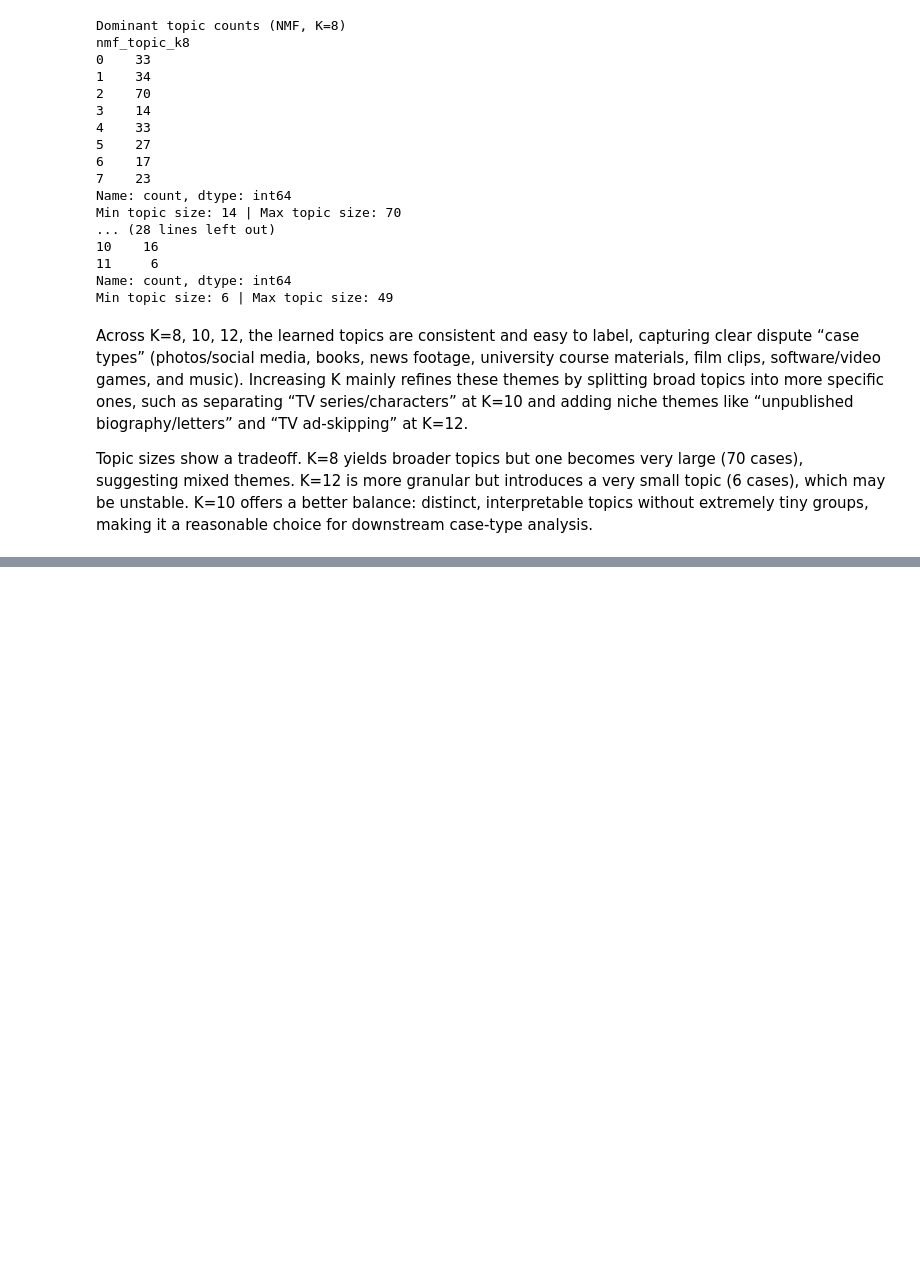
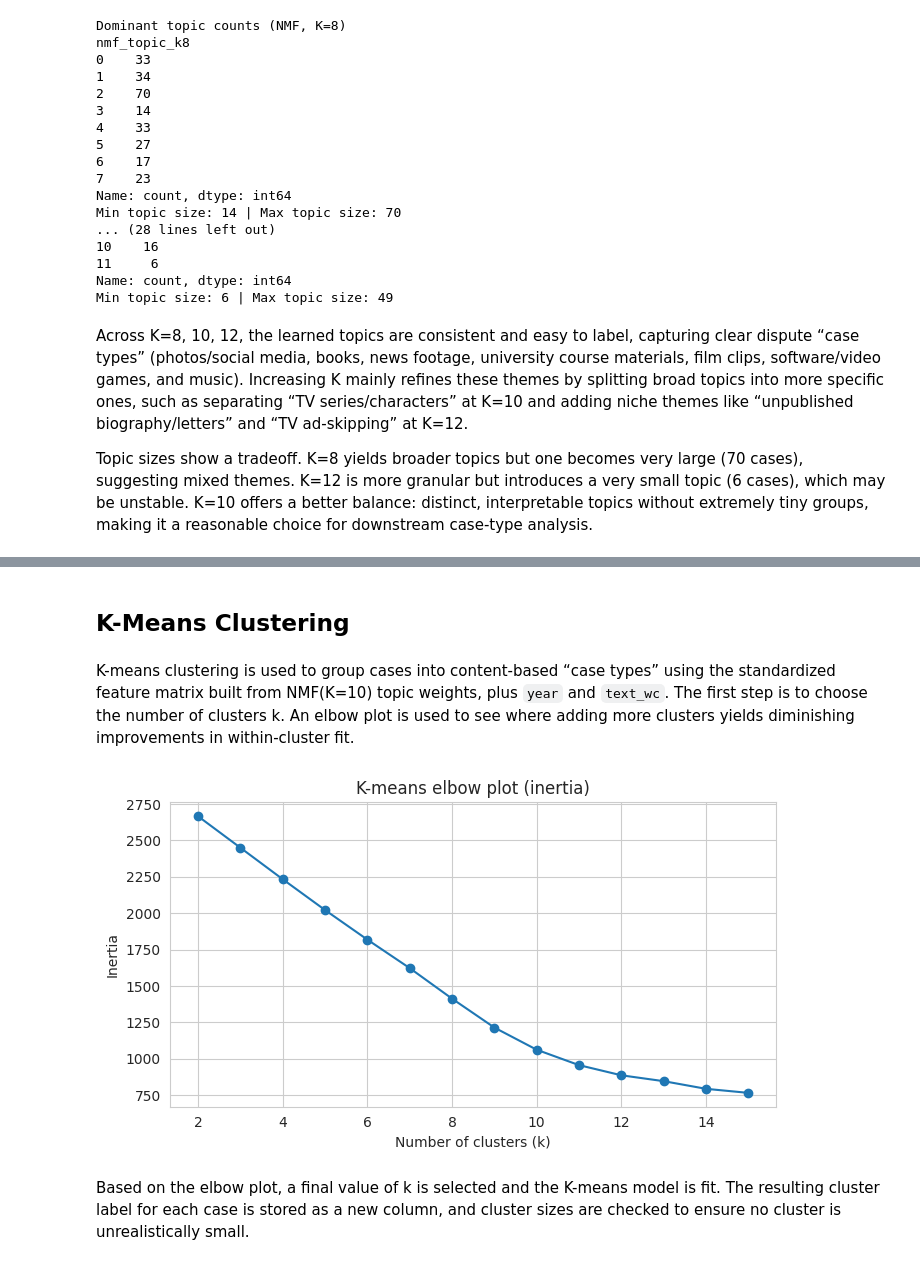
Before and after one commit to mqanaq/BA820-B1-Team13, a Jupyter notebook: MG/M2_Mohamad_Gong_Fair_Use_Data_Early_Analysis_and_Insights.ipynb, the cells around one changed output, grey strips where cells are left out. Cells and saved outputs as stored; diff of their text form; code cells hidden in the pictures; blank space fills up the shorter version.

```diff
--- a/MG/M2_Mohamad_Gong_Fair_Use_Data_Early_Analysis_and_Insights.ipynb
+++ b/MG/M2_Mohamad_Gong_Fair_Use_Data_Early_Analysis_and_Insights.ipynb
@@ -583,0 +596,20 @@ Topic sizes show a tradeoff. K=8 yields broader topics but one becomes very larg
+# %%
+from sklearn.preprocessing import StandardScaler
+
+# Use NMF topic weights from the selected model (K=10)
+W = nmf_results[10]["doc_topic"]  # shape: (n_cases, 10)
+
+# Fill missing year (keeps all rows) and extract text length
+year_filled = fair_use_findings["year"].astype("float").fillna(
+    fair_use_findings["year"].astype("float").median()
+).to_numpy()
+
+text_wc = fair_use_findings["text_wc"].to_numpy()
+
+# Build clustering feature matrix: [NMF weights + year + text length]
+X_cluster = np.column_stack([W, year_filled, text_wc])
+
+# Standardize features so year/text length don't dominate
+X_cluster = StandardScaler().fit_transform(X_cluster)
+
+print("X_cluster shape:", X_cluster.shape)
@@ -583,0 +632,26 @@ Topic sizes show a tradeoff. K=8 yields broader topics but one becomes very larg
+# %% [markdown]
+## K-Means Clustering
+# %% [markdown]
+K-means clustering is used to group cases into content-based “case types” using the standardized feature matrix built from NMF(K=10) topic weights, plus `year` and `text_wc`. The first step is to choose the number of clusters k. An elbow plot is used to see where adding more clusters yields diminishing improvements in within-cluster fit.
+# %%
+from sklearn.cluster import KMeans
+
+k_values = range(2, 16)
+inertias = []
+
+for k in k_values:
+    km = KMeans(n_clusters=k, random_state=42, n_init=20)
+    km.fit(X_cluster)
+    inertias.append(km.inertia_)
+
+plt.figure(figsize=(7, 4))
+plt.plot(list(k_values), inertias, marker="o")
+plt.title("K-means elbow plot (inertia)")
+plt.xlabel("Number of clusters (k)")
+plt.ylabel("Inertia")
+plt.tight_layout()
+plt.show()
+# %% [output]
+[figure, added]
+# %% [markdown]
+Based on the elbow plot, a final value of k is selected and the K-means model is fit. The resulting cluster label for each case is stored as a new column, and cluster sizes are checked to ensure no cluster is unrealistically small.
```
Also changed, not shown: parts of 13 cells of this notebook.
